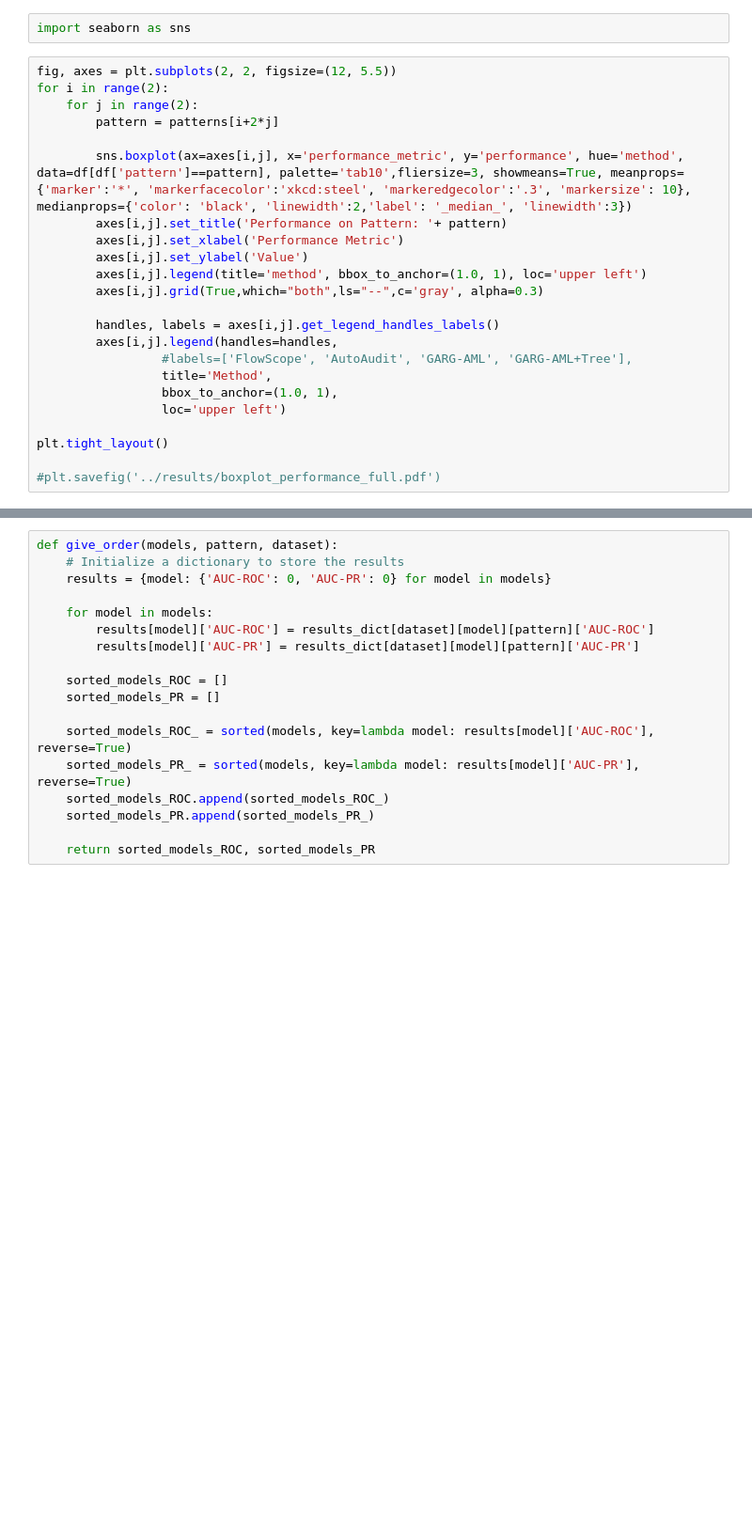
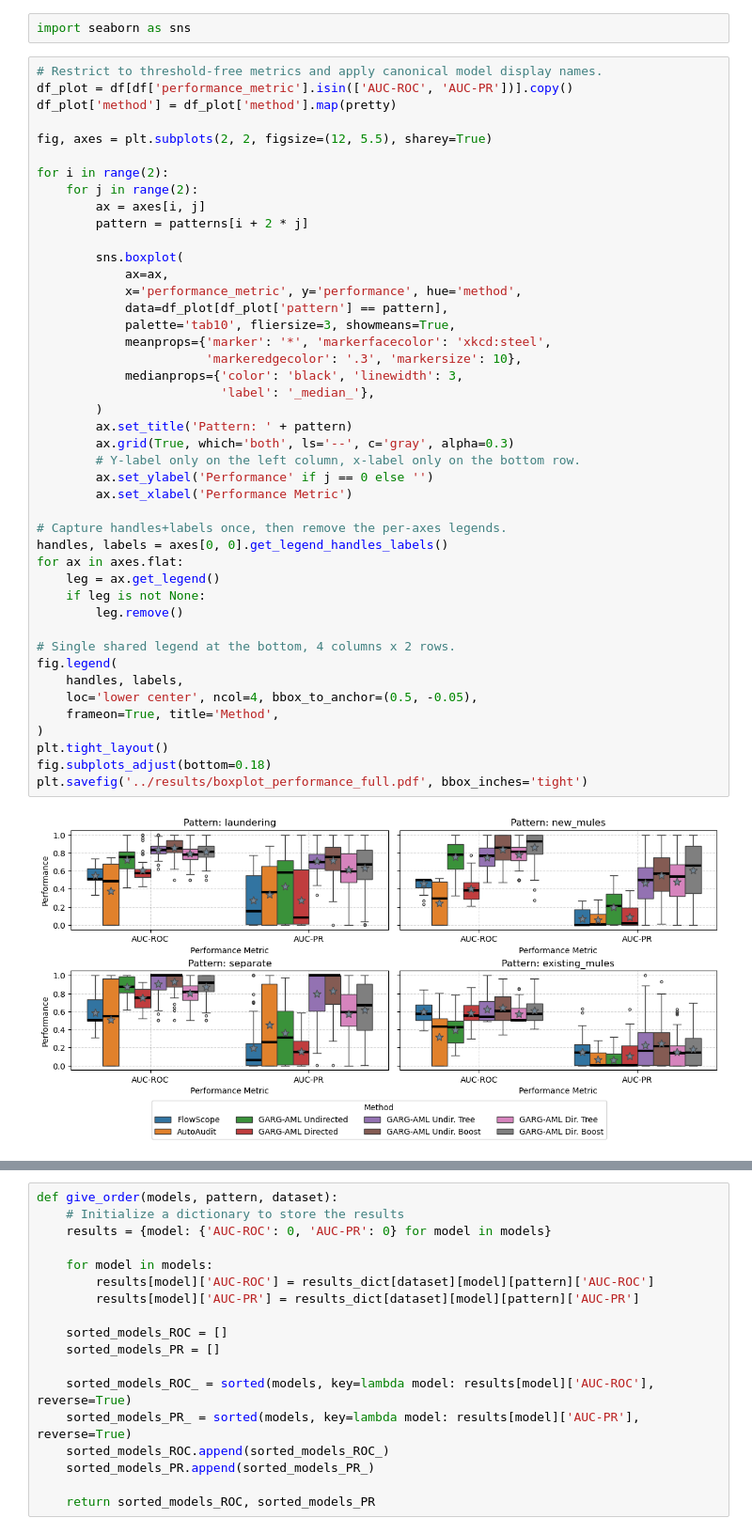
Before and after one commit to B-Deprez/GARG-AML, a Jupyter notebook: notebooks/VisualisationResults.ipynb, the cells around one changed output, grey strips where cells are left out. Shown at 94% size. Drawn from its saved outputs; the diff is of its cells as text; blank space fills up the shorter version.

Commit message:
Standardize model naming across notebooks

```diff
--- a/notebooks/VisualisationResults.ipynb
+++ b/notebooks/VisualisationResults.ipynb
@@ -262,28 +322,51 @@ df.head(10)
 # %%
 import seaborn as sns
 # %%
-fig, axes = plt.subplots(2, 2, figsize=(12, 5.5))
+# Restrict to threshold-free metrics and apply canonical model display names.
+df_plot = df[df['performance_metric'].isin(['AUC-ROC', 'AUC-PR'])].copy()
+df_plot['method'] = df_plot['method'].map(pretty)
+
+fig, axes = plt.subplots(2, 2, figsize=(12, 5.5), sharey=True)
+
 for i in range(2):
     for j in range(2):
-        pattern = patterns[i+2*j]
+        ax = axes[i, j]
+        pattern = patterns[i + 2 * j]
 
-        sns.boxplot(ax=axes[i,j], x='performance_metric', y='performance', hue='method', data=df[df['pattern']==pattern], palette='tab10',fliersize=3, showmeans=True, meanprops={'marker':'*', 'markerfacecolor':'xkcd:steel', 'markeredgecolor':'.3', 'markersize': 10}, medianprops={'color': 'black', 'linewidth':2,'label': '_median_', 'linewidth':3})
-        axes[i,j].set_title('Performance on Pattern: '+ pattern)
-        axes[i,j].set_xlabel('Performance Metric')
-        axes[i,j].set_ylabel('Value')
-        axes[i,j].legend(title='method', bbox_to_anchor=(1.0, 1), loc='upper left')
-        axes[i,j].grid(True,which="both",ls="--",c='gray', alpha=0.3)
+        sns.boxplot(
+            ax=ax,
+            x='performance_metric', y='performance', hue='method',
+            data=df_plot[df_plot['pattern'] == pattern],
+            palette='tab10', fliersize=3, showmeans=True,
+            meanprops={'marker': '*', 'markerfacecolor': 'xkcd:steel',
+                       'markeredgecolor': '.3', 'markersize': 10},
+            medianprops={'color': 'black', 'linewidth': 3,
+                         'label': '_median_'},
+        )
+        ax.set_title('Pattern: ' + pattern)
+        ax.grid(True, which='both', ls='--', c='gray', alpha=0.3)
+        # Y-label only on the left column, x-label only on the bottom row.
+        ax.set_ylabel('Performance' if j == 0 else '')
+        ax.set_xlabel('Performance Metric')
 
-        handles, labels = axes[i,j].get_legend_handles_labels()
-        axes[i,j].legend(handles=handles,
-                 #labels=['FlowScope', 'AutoAudit', 'GARG-AML', 'GARG-AML+Tree'],
-                 title='Method',
-                 bbox_to_anchor=(1.0, 1),
-                 loc='upper left')
+# Capture handles+labels once, then remove the per-axes legends.
+handles, labels = axes[0, 0].get_legend_handles_labels()
+for ax in axes.flat:
+    leg = ax.get_legend()
+    if leg is not None:
+        leg.remove()
 
+# Single shared legend at the bottom, 4 columns x 2 rows.
+fig.legend(
+    handles, labels,
+    loc='lower center', ncol=4, bbox_to_anchor=(0.5, -0.05),
+    frameon=True, title='Method',
+)
 plt.tight_layout()
-
-#plt.savefig('../results/boxplot_performance_full.pdf')
+fig.subplots_adjust(bottom=0.18)
+plt.savefig('../results/boxplot_performance_full.pdf', bbox_inches='tight')
+# %% [output]
+[figure, added]
 # %%
 import pandas as pd
 
```
Also changed, not shown: parts of 33 cells of this notebook, 3 other files.
